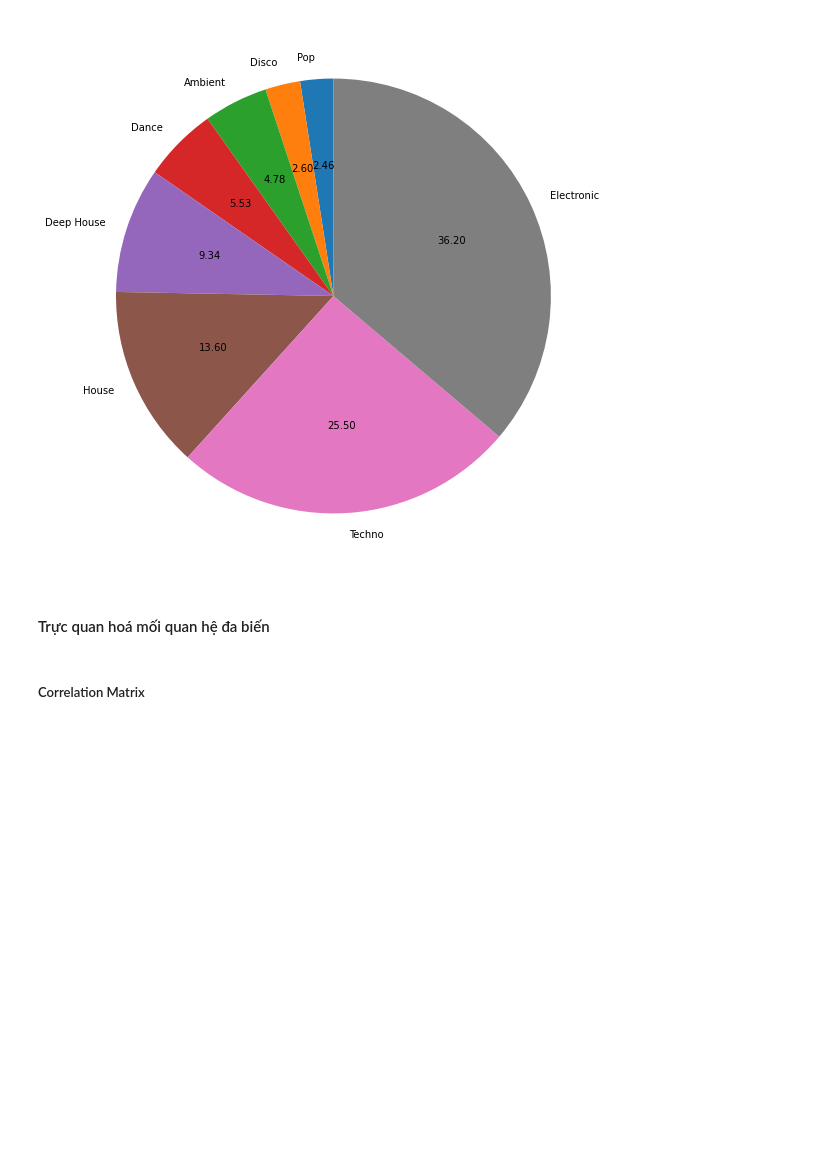
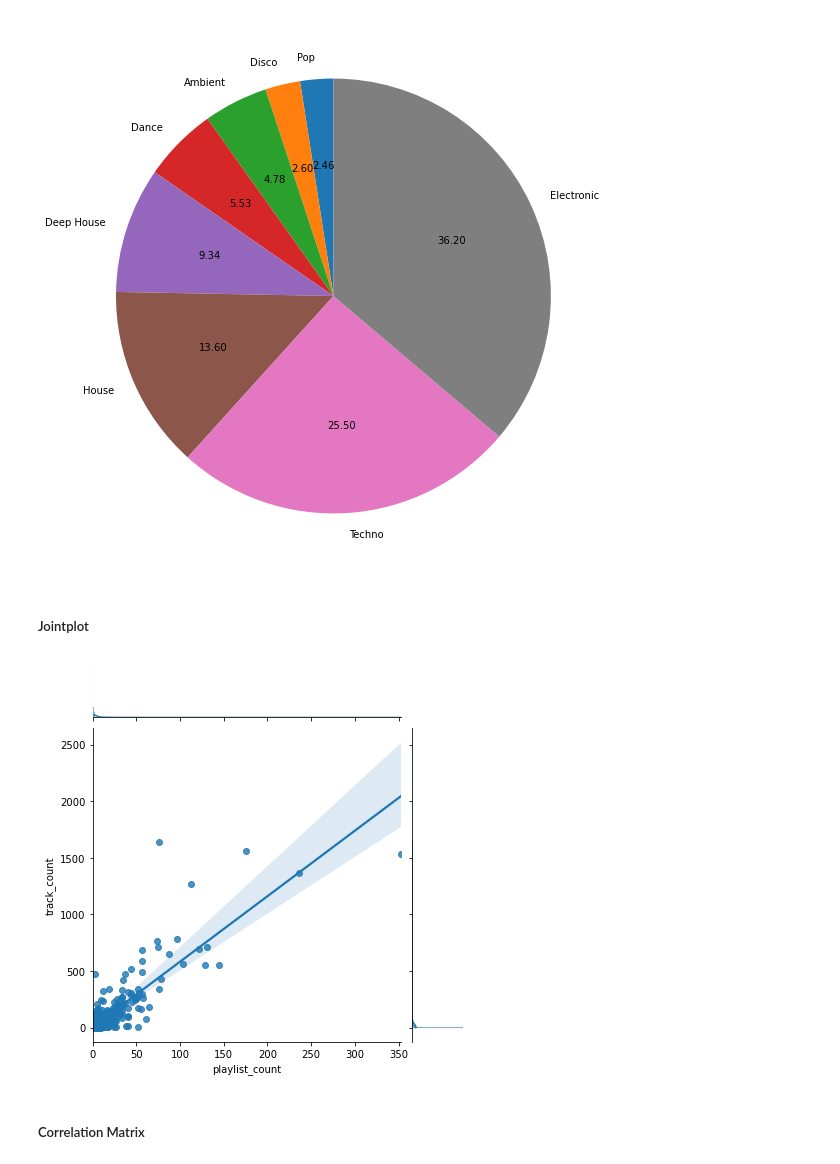
Before and after one commit to owfdataboy/DS-Project02, a Jupyter notebook: project02.ipynb, the cells around one changed output. Cells and saved outputs as stored; diff of their text form; code cells hidden in the pictures; blank space fills up the shorter version.

```diff
--- a/project02.ipynb
+++ b/project02.ipynb
@@ -326,2 +327,8 @@ plt.show()
 # %% [markdown]
-#### Trực quan hoá mối quan hệ đa biến <a class="anchor" id="c352"></a>
+##### Jointplot <a class="anchor" id="c3522"></a>
+# %%
+sns.jointplot(x = "playlist_count", y = "track_count",
+              kind = "reg", data = df_users, dropna=True)
+plt.show()
+# %% [output]
+[figure, added]
@@ -328,5 +339,5 @@ plt.show()
 # %% [markdown]
-##### Correlation Matrix <a class="anchor" id="c3521"></a>
+##### Correlation Matrix <a class="anchor" id="c3522"></a>
 # %%
 fig = plt.figure(figsize=(6,6))
 corr = df_playlists.select_dtypes(include = ['float64', 'int64']).corr()
```
Also changed, not shown: parts of 13 cells of this notebook, 1 other file.
